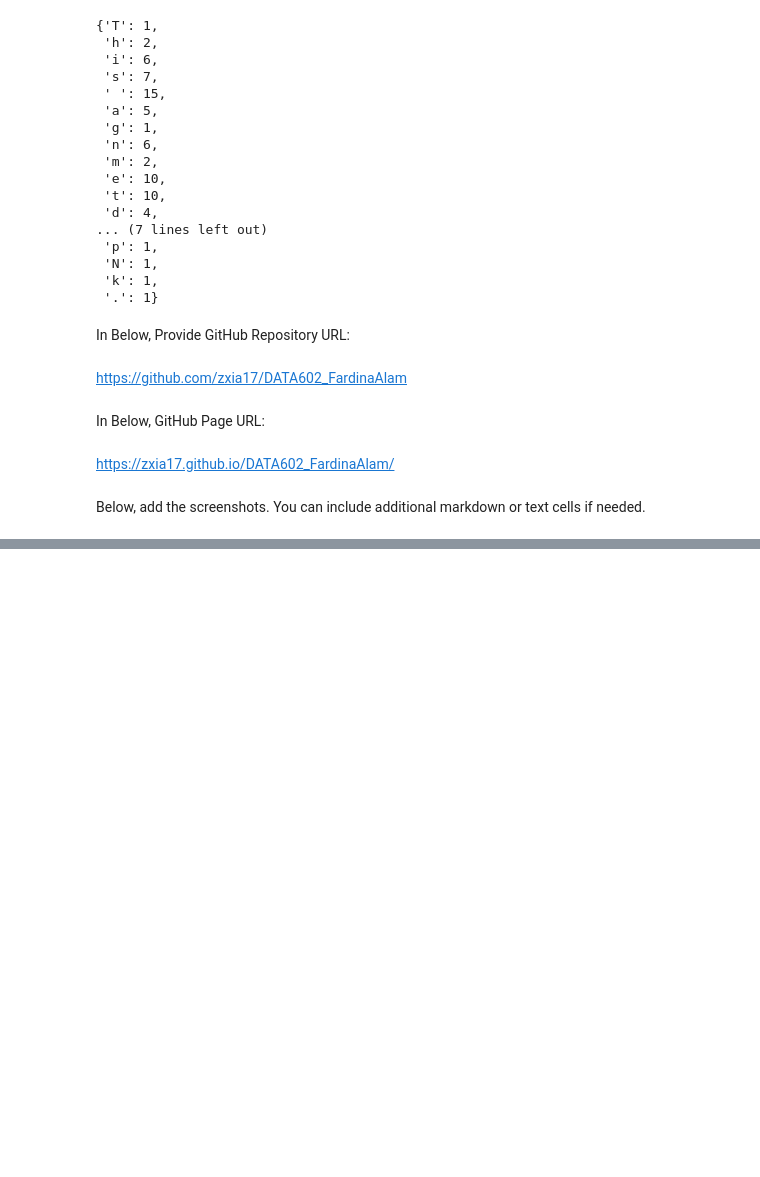
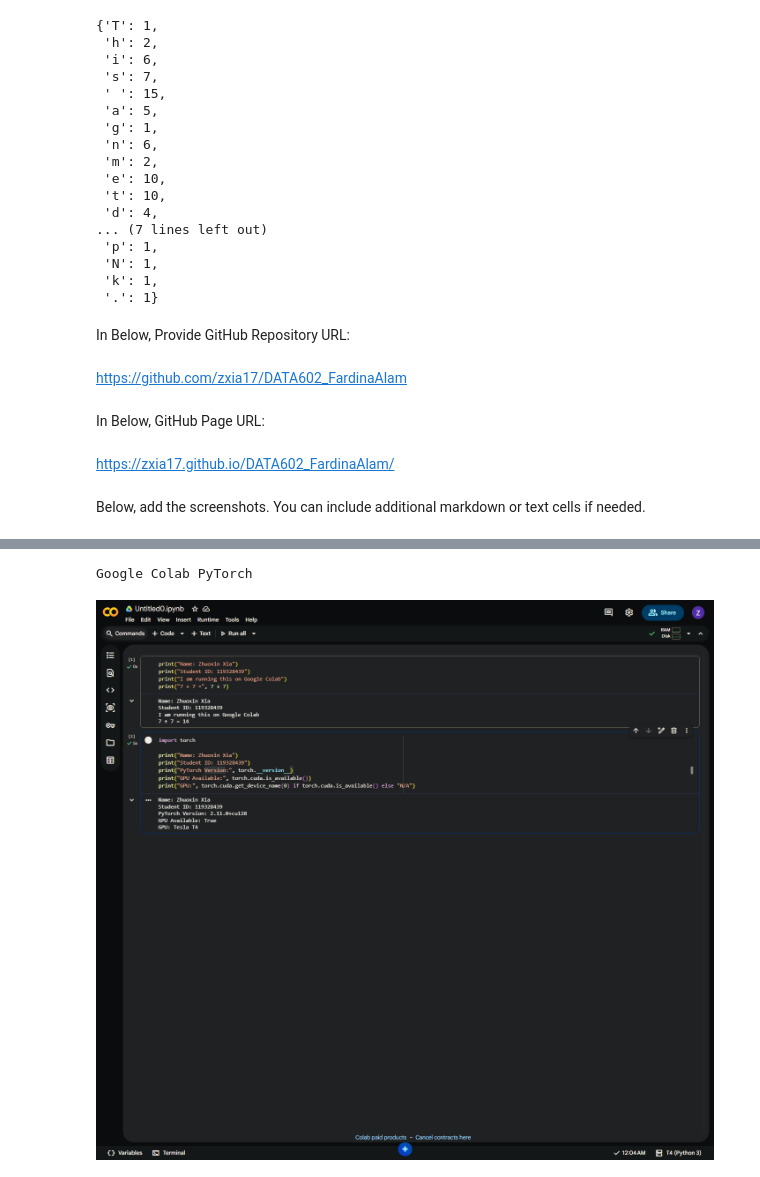
Before and after one commit to zxia17/DATA602_FardinaAlam, a Jupyter notebook: HW0/HW0 Assignment_DATA602_Xia.ipynb, the cells around one changed output, grey strips where cells are left out. Cells and saved outputs as stored; diff of their text form; code cells hidden in the pictures; blank space fills up the shorter version.

```diff
--- a/HW0/HW0 Assignment_DATA602_Xia.ipynb
+++ b/HW0/HW0 Assignment_DATA602_Xia.ipynb
@@ -64,0 +73,6 @@ Below, add the screenshots. You can include additional markdown or text cells if
+# %%
+print("Google Colab PyTorch")
+display(Image(filename="05558f7a-9718-454d-ac3f-98db615ebefa.png"))
+# %% [output]
+Google Colab PyTorch
+[figure, added]
```
Also changed, not shown: parts of 7 cells of this notebook.
